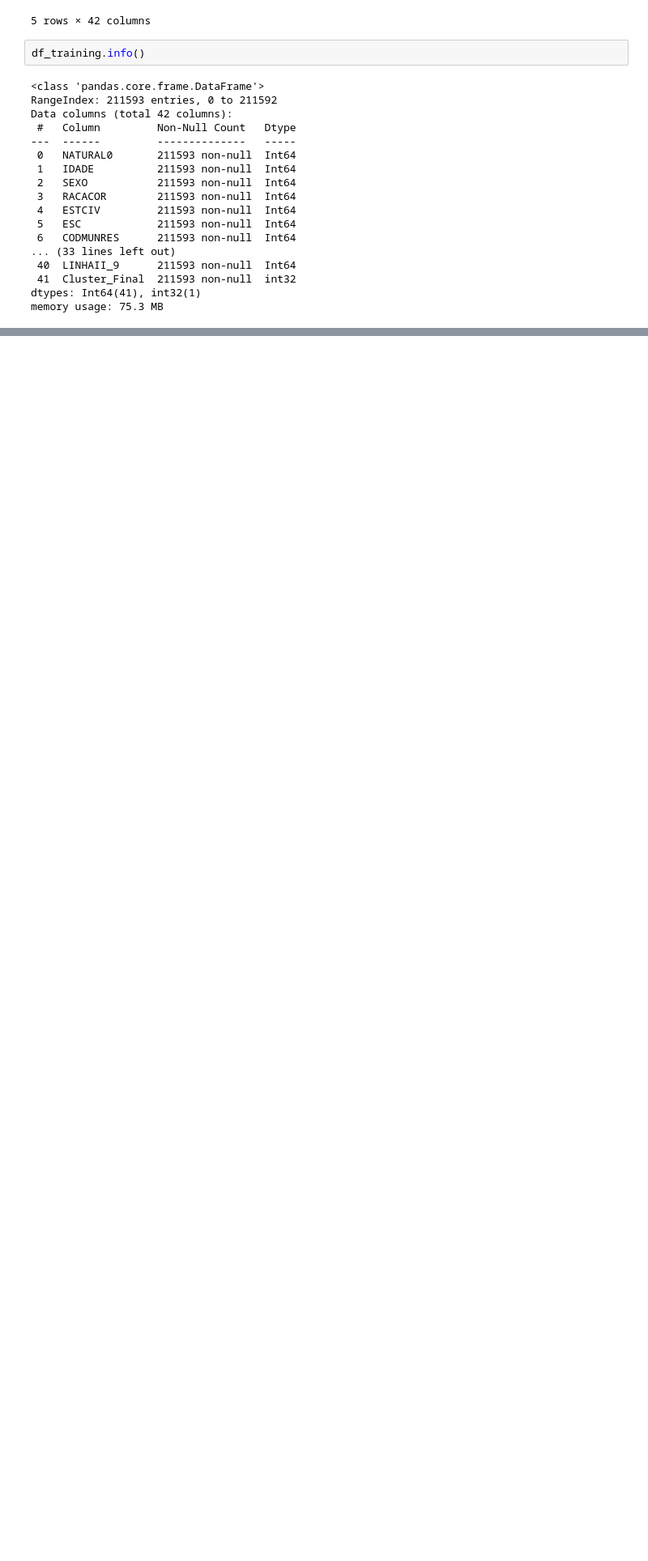
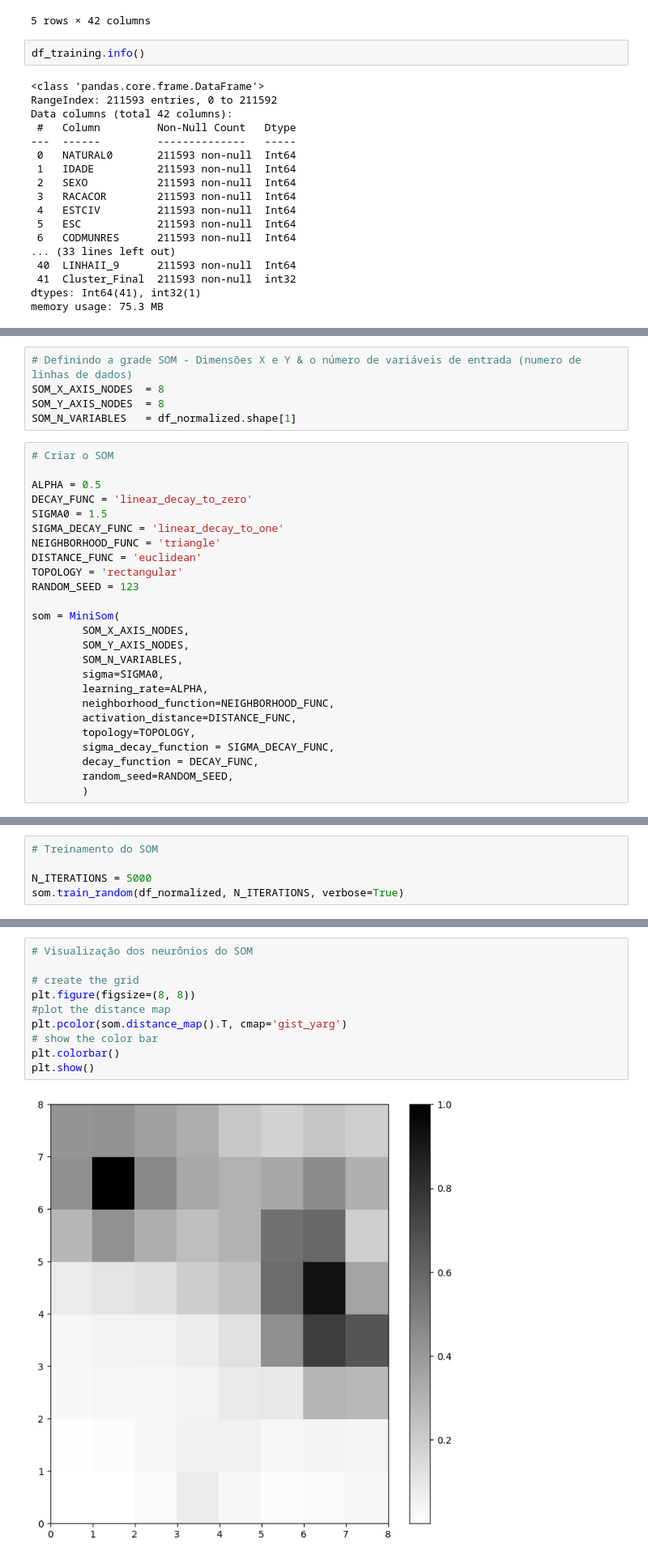
Before and after one commit to GabihSantana/work_in_progress, a Jupyter notebook: projetoObitosAlzheimer.ipynb, the cells around one changed output, grey strips where cells are left out. Shown: that part at 81% size. Cells and saved outputs as stored; diff of their text form; blank space fills up the shorter version.

```diff
--- a/projetoObitosAlzheimer.ipynb
+++ b/projetoObitosAlzheimer.ipynb
@@ -1015,0 +1032,30 @@ som.train_random(data_sus_normalized, num_iteration=100)
+# %%
+# Definindo a grade SOM - Dimensões X e Y & o número de variáveis de entrada (numero de linhas de dados)
+SOM_X_AXIS_NODES  = 8
+SOM_Y_AXIS_NODES  = 8
+SOM_N_VARIABLES   = df_normalized.shape[1]
+# %%
+# Criar o SOM
+
+ALPHA = 0.5
+DECAY_FUNC = 'linear_decay_to_zero'
+SIGMA0 = 1.5
+SIGMA_DECAY_FUNC = 'linear_decay_to_one'
+NEIGHBORHOOD_FUNC = 'triangle'
+DISTANCE_FUNC = 'euclidean'
+TOPOLOGY = 'rectangular'
+RANDOM_SEED = 123
+
+som = MiniSom(
+        SOM_X_AXIS_NODES,
+        SOM_Y_AXIS_NODES,
+        SOM_N_VARIABLES,
+        sigma=SIGMA0,
+        learning_rate=ALPHA,
+        neighborhood_function=NEIGHBORHOOD_FUNC,
+        activation_distance=DISTANCE_FUNC,
+        topology=TOPOLOGY,
+        sigma_decay_function = SIGMA_DECAY_FUNC,
+        decay_function = DECAY_FUNC,
+        random_seed=RANDOM_SEED,
+        )
@@ -1015,0 +1065,5 @@ som.train_random(data_sus_normalized, num_iteration=100)
+# %%
+# Treinamento do SOM
+
+N_ITERATIONS = 5000
+som.train_random(df_normalized, N_ITERATIONS, verbose=True)
@@ -1015,0 +1073,12 @@ som.train_random(data_sus_normalized, num_iteration=100)
+# %%
+# Visualização dos neurônios do SOM
+
+# create the grid
+plt.figure(figsize=(8, 8))
+#plot the distance map
+plt.pcolor(som.distance_map().T, cmap='gist_yarg')
+# show the color bar
+plt.colorbar()
+plt.show()
+# %% [output]
+[figure, added]
```
Also changed, not shown: parts of 8 cells of this notebook.
